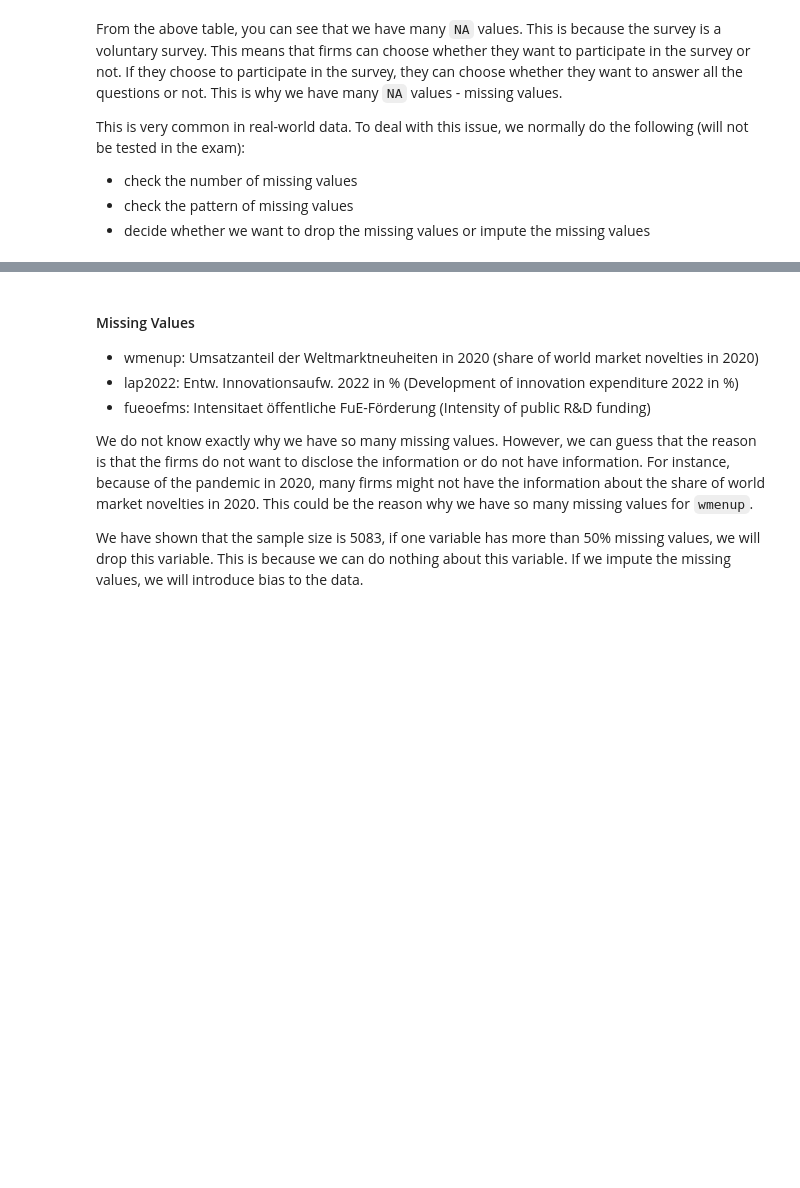
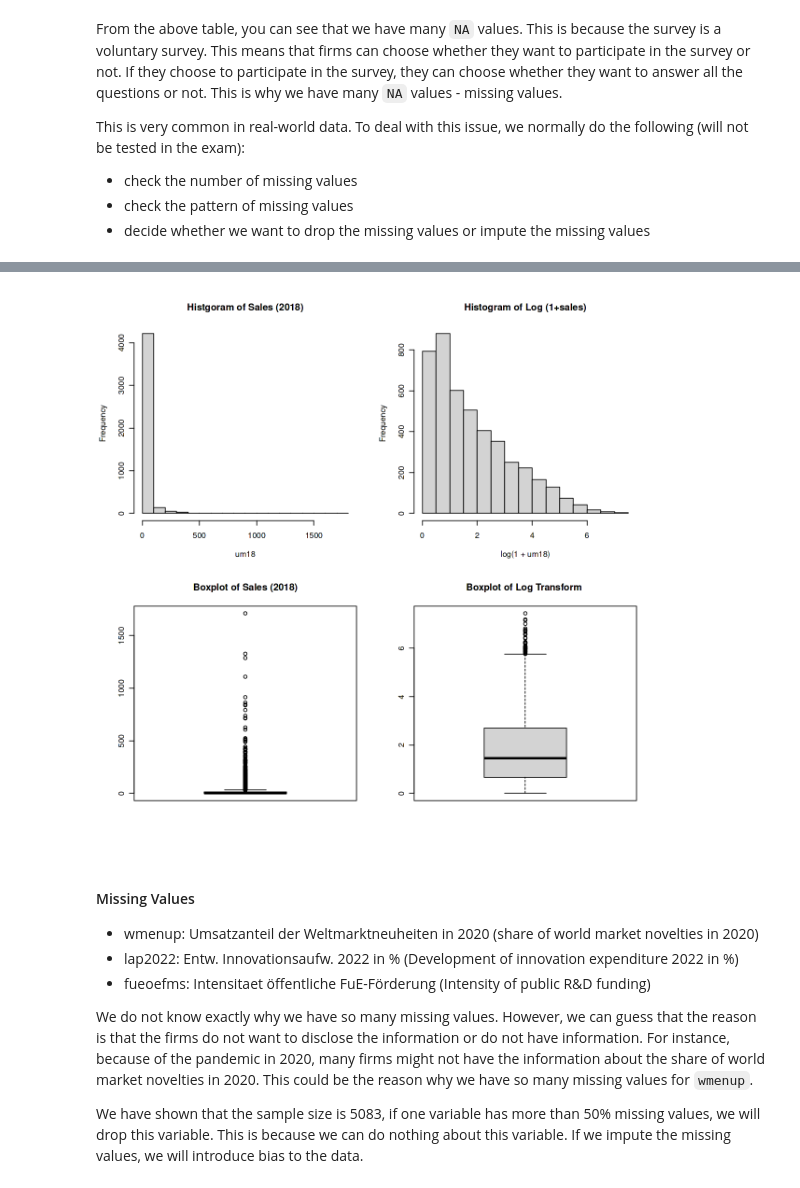
Before and after one commit to oceanumeric/data-science-go-small, a Jupyter notebook: all-in-one-for-the-exam/all-in-one.ipynb, the cells around one changed output, grey strips where cells are left out. Cells and saved outputs as stored; diff of their text form; code cells hidden in the pictures; blank space fills up the shorter version.

```diff
--- a/all-in-one-for-the-exam/all-in-one.ipynb
+++ b/all-in-one-for-the-exam/all-in-one.ipynb
@@ -111,3 +176,19 @@ cis %>%
+# %%
+# log transform
+options(repr.plot.width = 10, repr.plot.height = 10)
+par(mfrow = c(2, 2))
+cis %>%
+    with(hist(um18, main = "Histgoram of Sales (2018)"))
+
+cis %>%
+    with(hist(log(1+um18), main = "Histogram of Log (1+sales)"))
+
+cis %>%
+    with(boxplot(um18, main = "Boxplot of Sales (2018)"))
+cis %>%
+    with(boxplot(log(1+um18), main = "Boxplot of Log Transform "))
+# %% [output]
+[figure, added]
 # %% [markdown]
 #### Missing Values
 
```
Also changed, not shown: parts of 4 cells of this notebook, 4 other files.
